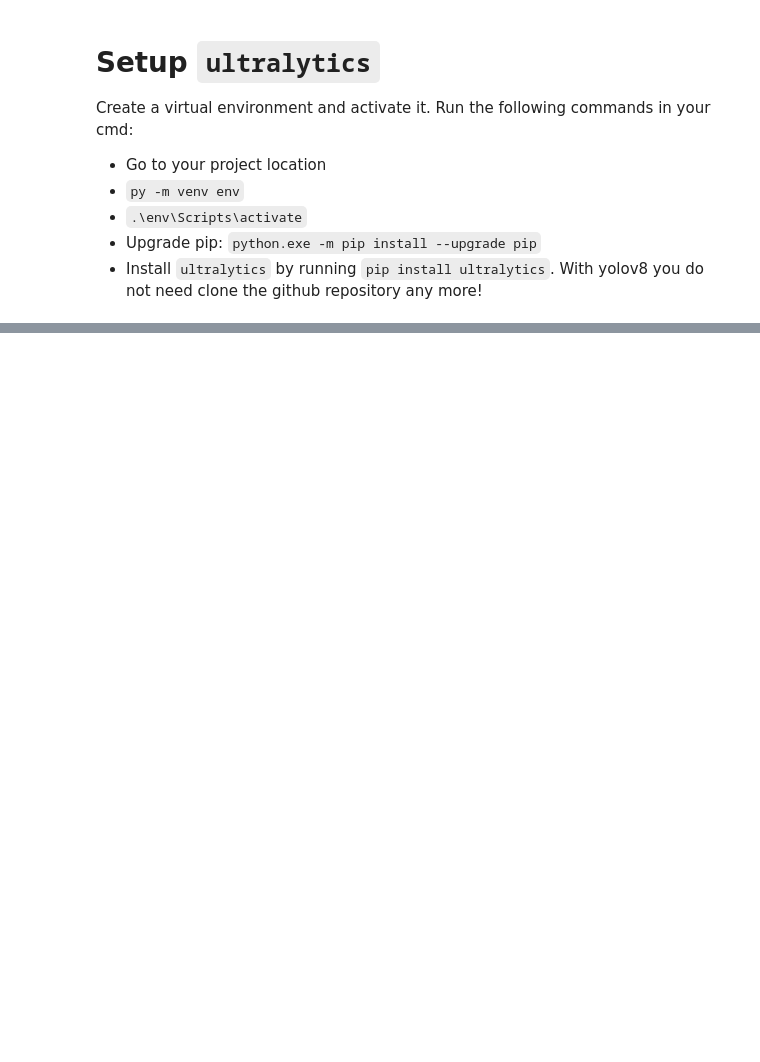
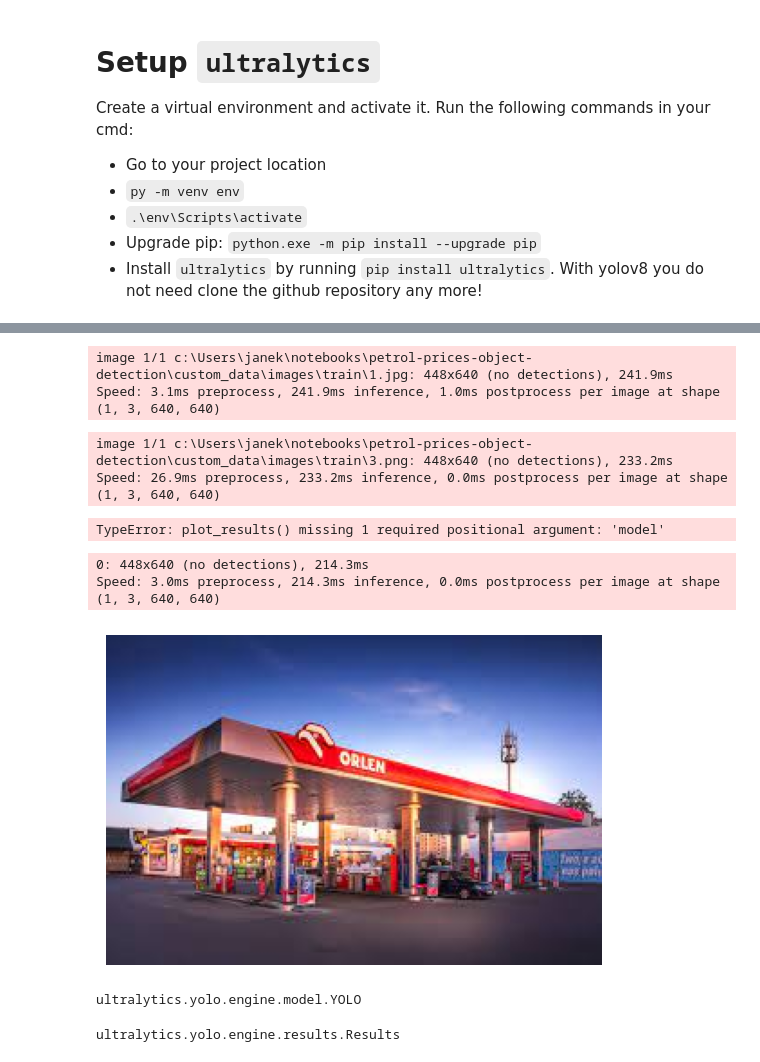
Before and after one commit to KTFish/petrol-prices-object-detection, a Jupyter notebook: How-Use-Yolov8.ipynb, the cells around one changed output, grey strips where cells are left out. Drawn from its saved outputs; the diff is of its cells as text; code cells hidden in the pictures; blank space fills up the shorter version.

```diff
--- a/How-Use-Yolov8.ipynb
+++ b/How-Use-Yolov8.ipynb
@@ -38,0 +51,3 @@ Speed: 12.0ms preprocess, 333.4ms inference, 6.0ms postprocess per image at shap
+# %%
+model = YOLO('yolov8n.yaml').load('yolov8n.pt')  # build from YAML and transfer weights
+results = model.train(data='config.yaml', epochs=5)
@@ -38,0 +72,5 @@ Speed: 12.0ms preprocess, 333.4ms inference, 6.0ms postprocess per image at shap
+# %%
+results = model('custom_data/images/train/1.jpg')
+# %% [output]
+image 1/1 c:\Users\janek\notebooks\petrol-prices-object-detection\custom_data\images\train\1.jpg: 448x640 (no detections), 241.9ms
+Speed: 3.1ms preprocess, 241.9ms inference, 1.0ms postprocess per image at shape (1, 3, 640, 640)
@@ -38,0 +93,21 @@ Speed: 12.0ms preprocess, 333.4ms inference, 6.0ms postprocess per image at shap
+# %%
+results = model('custom_data/images/train/3.png')
+utils.plot_results(results=results, model=model)
+# %% [output]
+image 1/1 c:\Users\janek\notebooks\petrol-prices-object-detection\custom_data\images\train\3.png: 448x640 (no detections), 233.2ms
+Speed: 26.9ms preprocess, 233.2ms inference, 0.0ms postprocess per image at shape (1, 3, 640, 640)
+TypeError: plot_results() missing 1 required positional argument: 'model'
+# %%
+plot_results(results)
+# %% [output]
+0: 448x640 (no detections), 214.3ms
+Speed: 3.0ms preprocess, 214.3ms inference, 0.0ms postprocess per image at shape (1, 3, 640, 640)
+[figure, added]
+# %%
+type(model)
+# %% [output]
+ultralytics.yolo.engine.model.YOLO
+# %%
+type(results[0])
+# %% [output]
+ultralytics.yolo.engine.results.Results
```
Also changed, not shown: parts of 10 cells of this notebook.
